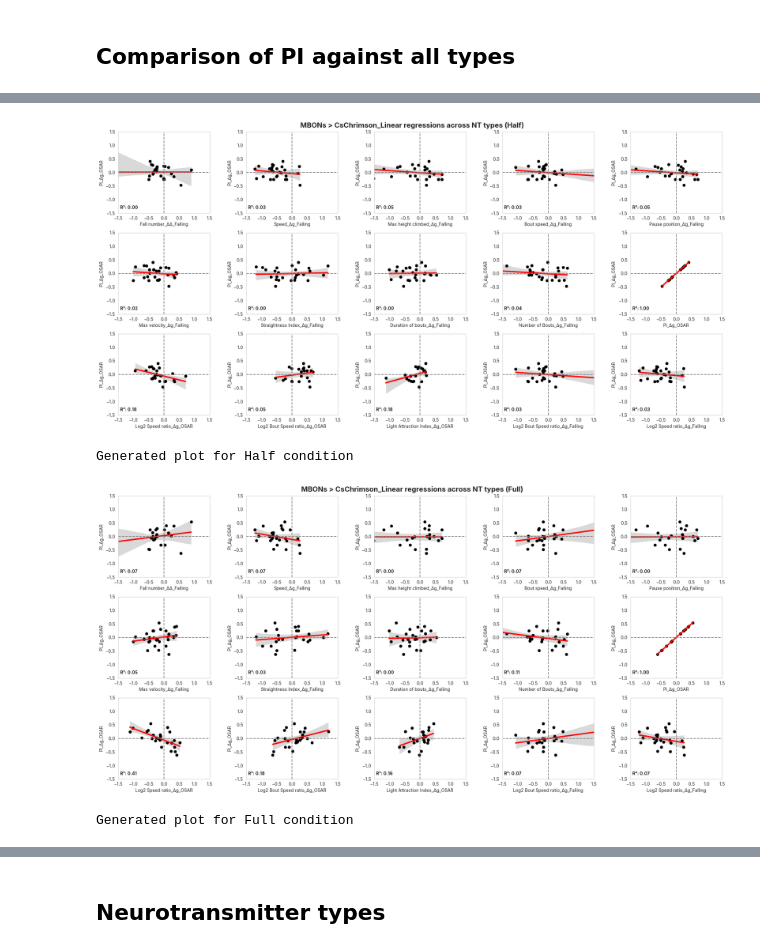
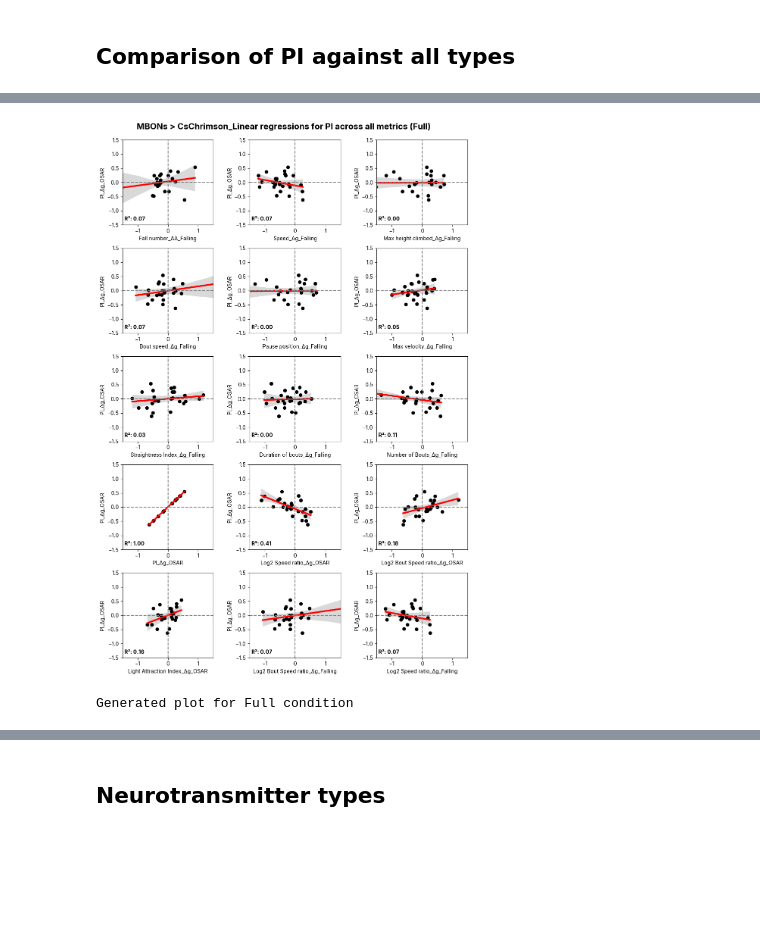
Before and after one commit to lnicole08/OSAR-Nicole-version, a Jupyter notebook: Falling-OSAR classification_2.ipynb, the cells around one changed output, grey strips where cells are left out. Cells and saved outputs as stored; diff of their text form; code cells hidden in the pictures; blank space fills up the shorter version.

```diff
--- a/Falling-OSAR classification_2.ipynb
+++ b/Falling-OSAR classification_2.ipynb
@@ -415,22 +935,22 @@ import scipy.stats
 
 plt.rcParams["font.family"] = "Inter"
 
-conditions = ['Half', 'Full', 'Half_and_Full']
+conditions = ['Full']
 
 for condition in conditions:
     # Read the specific condition file
     totalmetriccomparison = pd.read_excel(specifiedpath + "ACC Lab Dropbox\\ACC Lab\\Nicole Lee\\Data Compilation\\2025 Complete raw values osar falling\\Totalcomparisonofallmetrics-" + condition + ".xlsx")
 
-    responder = "Chrimson2"
+    responder = "ACR"
 
     if responder == 'Chrimson2':
         responderrename = "CsChrimson"
-        df_specificmbon = totalmetriccomparison[totalmetriccomparison['responder']=="Chrimson2"].sort_values(by = "PI_Δg_OSAR", ascending=True).reset_index(drop=True)
+        df_specificmbon = totalmetriccomparison[totalmetriccomparison['responder']=="Chrimson2"].reset_index(drop=True)
         colorline = "#ff0000"
 
     if responder == 'ACR':
         responderrename = "GtACR1"
-        df_specificmbon = totalmetriccomparison[totalmetriccomparison['responder']=="ACR"].sort_values(by = "PI_Δg_OSAR", ascending=True).reset_index(drop=True)
+        df_specificmbon = totalmetriccomparison[totalmetriccomparison['responder']=="ACR"].reset_index(drop=True)
         colorline = "#14962c"
 
     figosarplot, axscatter_o = plt.subplots(1, 2, figsize=(16, 8), gridspec_kw={"width_ratios":[1,1]})
@@ -440,6 +960,7 @@ for condition in conditions:
     y_label_1 = 'Log2 Bout Speed ratio_Δg_Falling'
 
     df02omitteddf = df_specificmbon[~((df_specificmbon[x_label_1].abs() < 0.2) & (df_specificmbon[y_label_1].abs() < 0.2))].reset_index(drop=True)
+    df02omitteddf = df02omitteddf[~df02omitteddf['MBON'].isin(['VT999036'])]
 
     sns.regplot(x=x_label_1, y=y_label_1, data=df02omitteddf, ci = 95, scatter = False, line_kws={"color": "black"}, ax=axscatter_o[0]) #ci color
     sns.regplot(x=x_label_1, y=y_label_1, data=df02omitteddf, ci = 0, scatter = False, line_kws={"color": colorline, 'lw': 3}, ax=axscatter_o[0])  #line color
@@ -471,6 +992,7 @@ for condition in conditions:
     y_label_2 = 'Log2 Speed ratio_Δg_Falling'
 
     df_omitted02_2ndplot = df_specificmbon[~((df_specificmbon[x_label_2].abs() < 0.2) & (df_specificmbon[y_label_2].abs() < 0.2))].reset_index(drop=True)
+    df_omitted02_2ndplot = df_omitted02_2ndplot[~df_omitted02_2ndplot['MBON'].isin(['VT999036'])]
 
     sns.regplot(x=x_label_2, y=y_label_2, data=df_omitted02_2ndplot, ci = 95, scatter = False, line_kws={"color": "black"}, ax=axscatter_o[1]) #ci color
     sns.regplot(x=x_label_2, y=y_label_2, data=df_omitted02_2ndplot, ci = 0, scatter = False, line_kws={"color": colorline, 'lw': 3}, ax=axscatter_o[1]) #linecolor
@@ -587,7 +1067,7 @@ plt.rcParams["font.family"] = "Inter"
 responder = "Chrimson2"
 
 # Define the three condition files
-conditions = ['Half', 'Full']
+conditions = ['Full']
 
 for condition in conditions:
     # Read the specific condition file
@@ -609,7 +1089,7 @@ for condition in conditions:
     df_totalmetrics = df_totalmetrics_origin.drop(columns = ['MBON'])
     metrictype = df_totalmetrics.columns.tolist()
 
-    figlinregplots, axes = plt.subplots(3,5, figsize=(20,10))
+    figlinregplots, axes = plt.subplots(5,3, figsize=(10,15))
     axscatter_linreg = axes.flatten()
 
     for k,j in zip(metrictype, range(len(metrictype))):
@@ -624,36 +1104,34 @@ for condition in conditions:
         sns.scatterplot(x=x_label_1, y=y_label_1, data=data_nt, s=40, color= "black", edgecolors="face", ax=axscatter_linreg[j])
 
         axscatter_linreg[j].grid(False)
         axscatter_linreg[j].set_ylim([-1.5, 1.5])
         axscatter_linreg[j].set_xlim([-1.5, 1.5])
         axscatter_linreg[j].axvline(0, c=(.5, .5, .5), ls='--')
         axscatter_linreg[j].axhline(0, c=(.5, .5, .5), ls='--')
 
         axscatter_linreg[j].yaxis.set_tick_params(labelbottom=True)
 
         # Correlation for subplot
         pearsonscorrelation_cr2_1 = scipy.stats.pearsonr(data_nt[x_label_1], data_nt[y_label_1])
         # civallow_cr2_1 = pearsonscorrelation_cr2_1.confidence_interval(confidence_level=0.95)[0]
         # civalhigh_cr2_1 = pearsonscorrelation_cr2_1.confidence_interval(confidence_level=0.95)[1]
         # axscatter_linreg[j].annotate(f"R²: {(round(pearsonscorrelation_cr2_1[0],3))**2:.2f}" + "\nCI:" + str(round(civallow_cr2_1,3)) + ", " + str(round(civalhigh_cr2_1,3)),
         #                         (0.02, 0.05), ha="left", xycoords='axes fraction', weight="bold", fontsize=8)
         axscatter_linreg[j].annotate(f"R²: {(round(pearsonscorrelation_cr2_1[0],3))**2:.2f}",
                                 (0.02, 0.05), ha="left", xycoords='axes fraction', weight="bold", fontsize=10)
 
 
     plt.tight_layout()
     plt.subplots_adjust(top=0.95, wspace=0.4)
 
-    figlinregplots.suptitle(f"MBONs > {responderrename}_Linear regressions across NT types ({condition})", weight="bold", fontfamily="Inter", fontsize=16)
+    figlinregplots.suptitle(f"MBONs > {responderrename}_Linear regressions for PI across all metrics ({condition})", weight="bold", fontfamily="Inter", fontsize=16)
 
     plt.savefig(filesavedir + date + "_" + responder + "_linreg_allmetrics_" + condition + ".png", dpi=1200, bbox_inches='tight')
-    plt.savefig(filesavedir + date + "_" + responder + "_linreg_allmetrics_" + condition + ".svg")
+    #plt.savefig(filesavedir + date + "_" + responder + "_linreg_allmetrics_" + condition + ".svg")
 
     plt.show()
 
     print(f"Generated plot for {condition} condition")
 # %% [output]
-[figure, old version]
+[figure, new version]
-Generated plot for Half condition
+Generated plot for Full condition
-[figure, removed]
-Generated plot for Full condition
```
Also changed, not shown: parts of 16 cells of this notebook, 5 other files.
